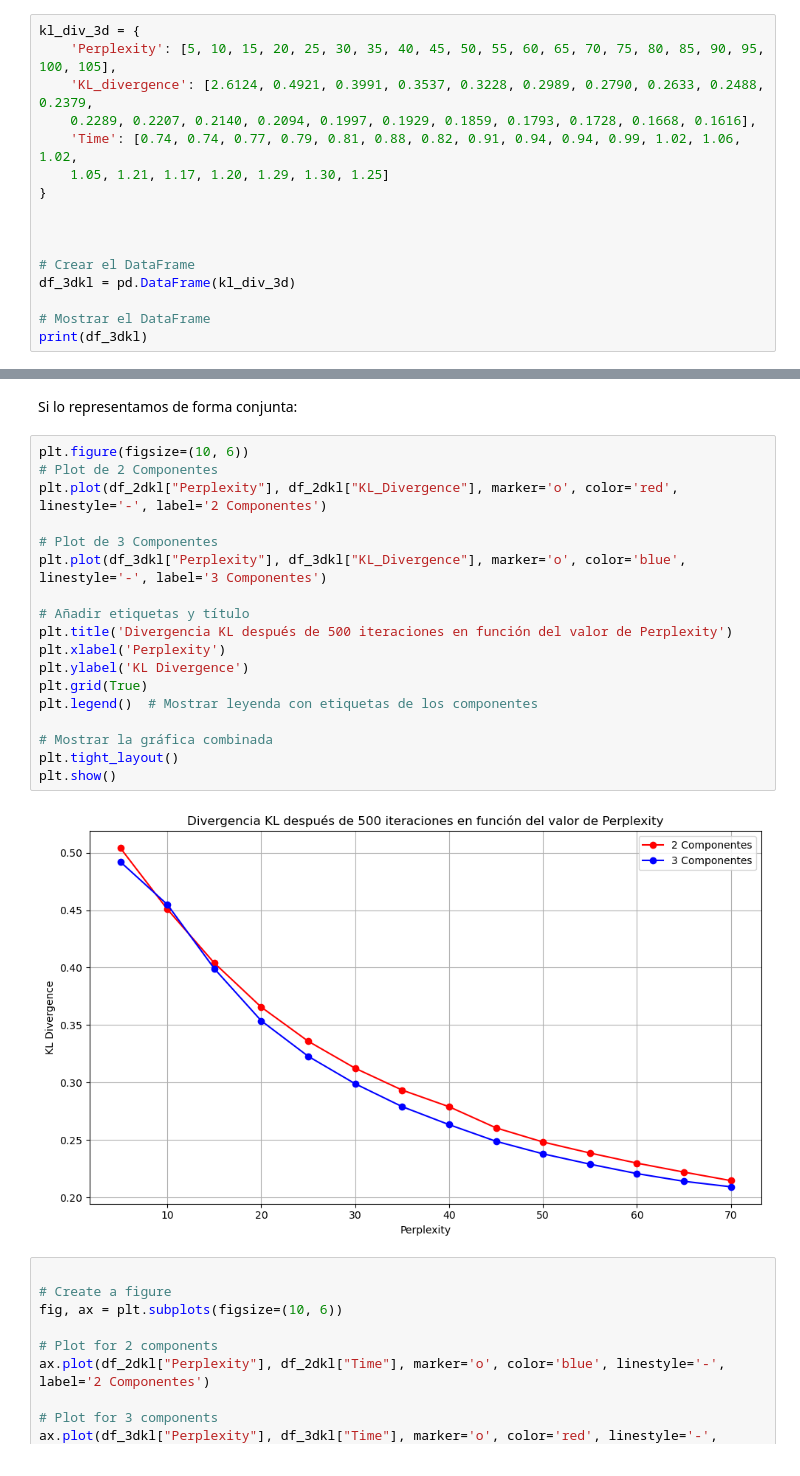
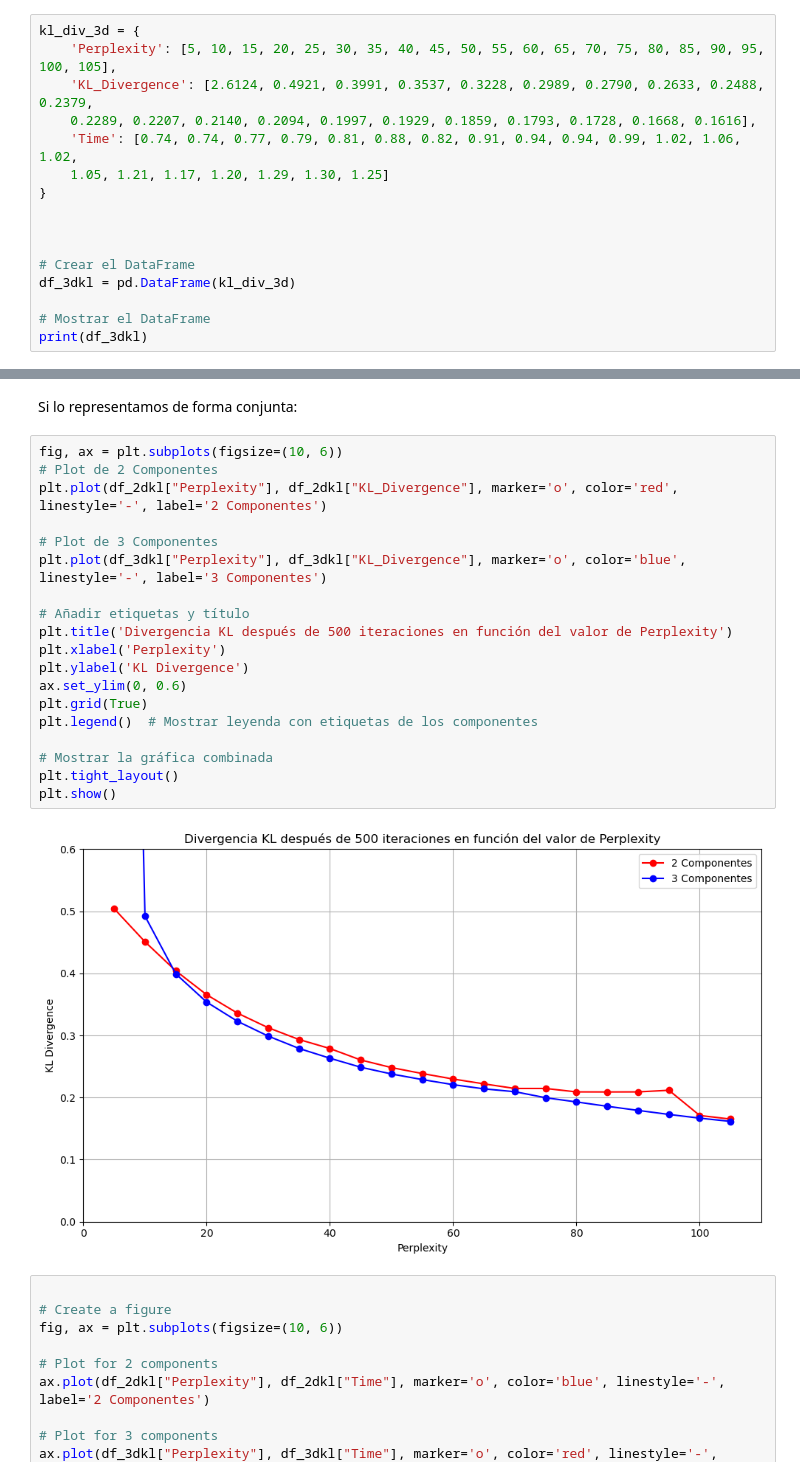
Before and after one commit to jemarle/AMII, a Jupyter notebook: Proyecto_aceite_oliva/Ejercicio_alumno_Carlos.ipynb, the cells around one changed output, grey strips where cells are left out. Drawn from its saved outputs; the diff is of its cells as text.

```diff
--- a/Proyecto_aceite_oliva/Ejercicio_alumno_Carlos.ipynb
+++ b/Proyecto_aceite_oliva/Ejercicio_alumno_Carlos.ipynb
@@ -550,7 +550,7 @@ Wall time: 1.89 s
 # %%
 kl_div_3d = {
     'Perplexity': [5, 10, 15, 20, 25, 30, 35, 40, 45, 50, 55, 60, 65, 70, 75, 80, 85, 90, 95, 100, 105],
-    'KL_divergence': [2.6124, 0.4921, 0.3991, 0.3537, 0.3228, 0.2989, 0.2790, 0.2633, 0.2488, 0.2379,
+    'KL_Divergence': [2.6124, 0.4921, 0.3991, 0.3537, 0.3228, 0.2989, 0.2790, 0.2633, 0.2488, 0.2379,
     0.2289, 0.2207, 0.2140, 0.2094, 0.1997, 0.1929, 0.1859, 0.1793, 0.1728, 0.1668, 0.1616],
     'Time': [0.74, 0.74, 0.77, 0.79, 0.81, 0.88, 0.82, 0.91, 0.94, 0.94, 0.99, 1.02, 1.06, 1.02,
     1.05, 1.21, 1.17, 1.20, 1.29, 1.30, 1.25]
@@ -606,25 +606,26 @@ plt.show()
 # %% [markdown]
 Si lo representamos de forma conjunta:
 # %%
-plt.figure(figsize=(10, 6))
+fig, ax = plt.subplots(figsize=(10, 6))
 # Plot de 2 Componentes
 plt.plot(df_2dkl["Perplexity"], df_2dkl["KL_Divergence"], marker='o', color='red', linestyle='-', label='2 Componentes')
 
 # Plot de 3 Componentes
 plt.plot(df_3dkl["Perplexity"], df_3dkl["KL_Divergence"], marker='o', color='blue', linestyle='-', label='3 Componentes')
 
 # Añadir etiquetas y título
 plt.title('Divergencia KL después de 500 iteraciones en función del valor de Perplexity')
 plt.xlabel('Perplexity')
 plt.ylabel('KL Divergence')
+ax.set_ylim(0, 0.6)
 plt.grid(True)
 plt.legend()  # Mostrar leyenda con etiquetas de los componentes
 
 # Mostrar la gráfica combinada
 plt.tight_layout()
 plt.show()
 # %% [output]
-[figure, old version]
+[figure, new version]
 # %%
 
 # Create a figure
```
Also changed, not shown: parts of 16 cells of this notebook.
